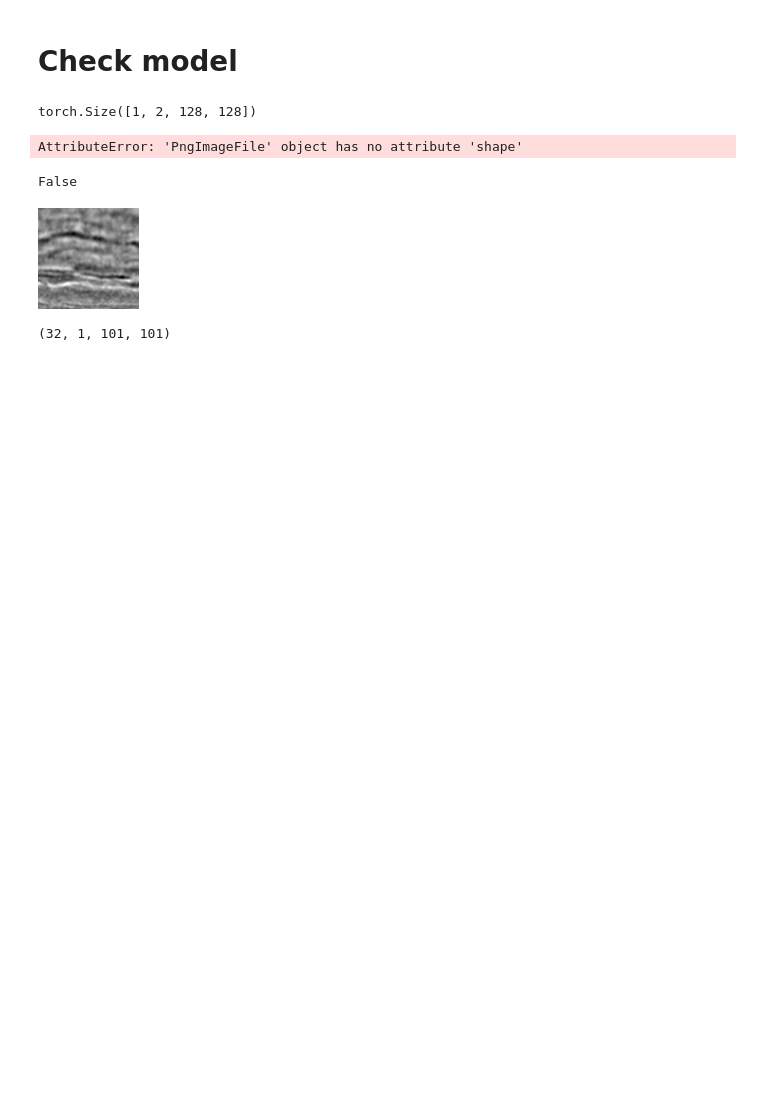
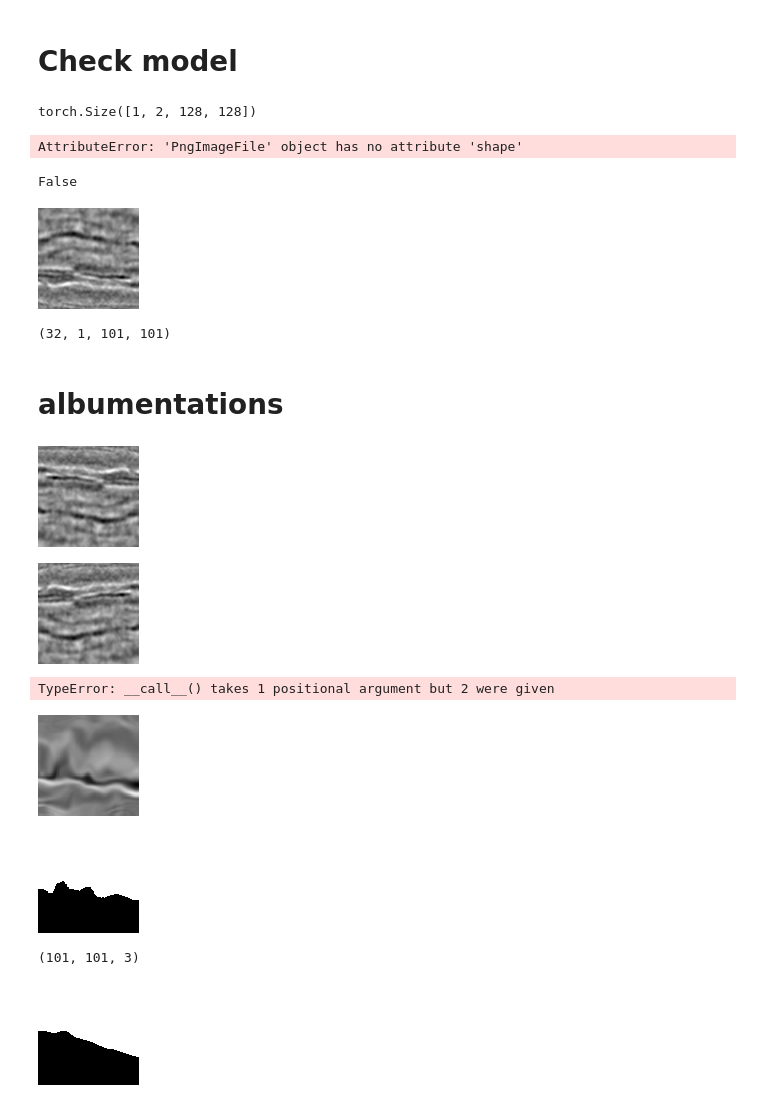
Before and after one commit to ns-rokuyon/kaggle-tgs-salt-identification-challenge, a Jupyter notebook: notebook_sandbox.ipynb, the cells around one changed output. Drawn from its saved outputs; the diff is of its cells as text; code cells hidden in the pictures; blank space fills up the shorter version.

```diff
--- a/notebook_sandbox.ipynb
+++ b/notebook_sandbox.ipynb
@@ -174,3 +201,20 @@ z = np.concatenate([z, y])
 z.shape
 # %% [output]
 (32, 1, 101, 101)
+# %% [markdown]
+# albumentations
+# %%
+im = get_train_image(train_df.iloc[0]['id'])
+im
+# %% [output]
+[figure, added]
+# %%
+aug = alb.HorizontalFlip(p=1)
+#np.transpose(aug(image=np.array(im))['image'], (2, 0, 1))
+Image.fromarray(aug(image=np.array(im))['image'])
+# %% [output]
+[figure, added]
+# %%
+aug(transforms.ToTensor()(transforms.Grayscale()(im)))
+# %% [output]
+TypeError: __call__() takes 1 positional argument but 2 were given
@@ -176,0 +236,16 @@ z.shape
+# %%
+transforms.ToPILImage()(transforms.ToTensor()(transforms.Grayscale()(Image.fromarray(augmented['image']))))
+# %% [output]
+[figure, added]
+# %%
+Image.fromarray(augmented['mask'])
+# %% [output]
+[figure, added]
+# %%
+augmented['image'].shape
+# %% [output]
+(101, 101, 3)
+# %%
+get_train_mask(train_df.iloc[102]['id'])
+# %% [output]
+[figure, added]
```
Also changed, not shown: parts of 8 cells of this notebook, 21 other files.
